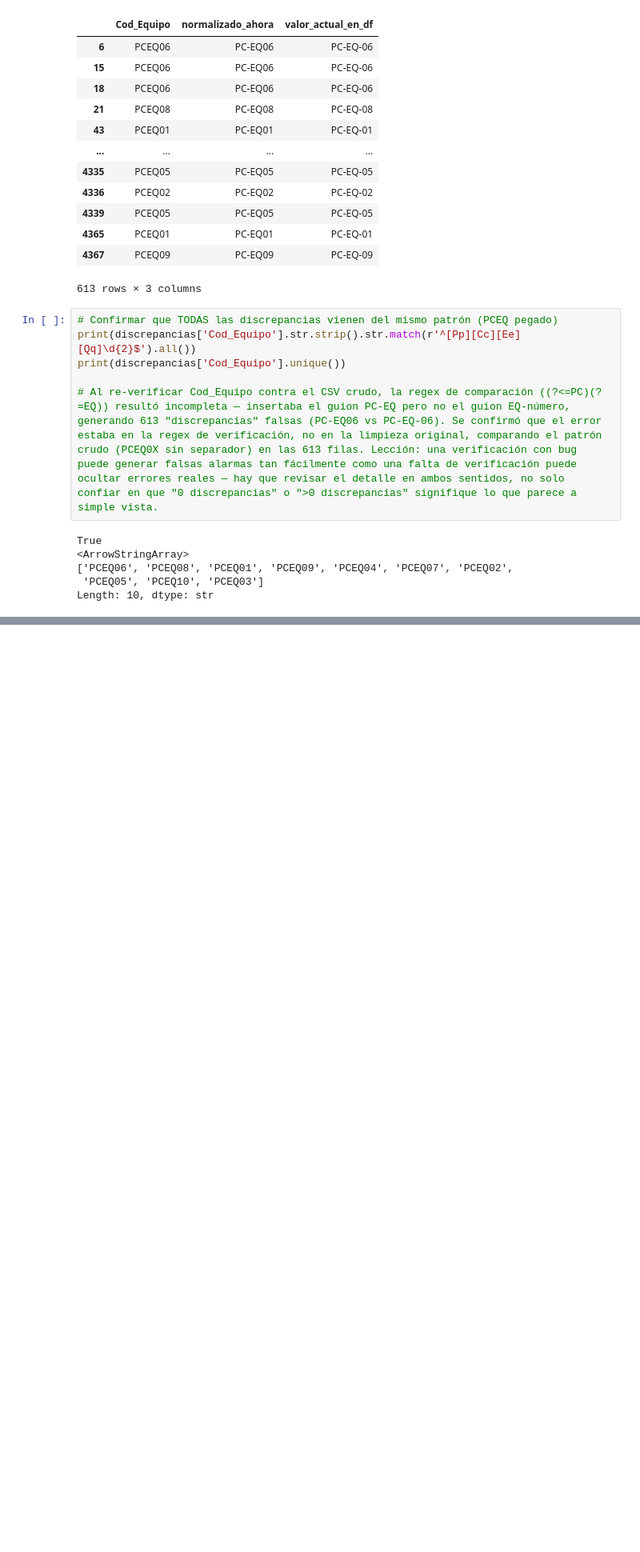
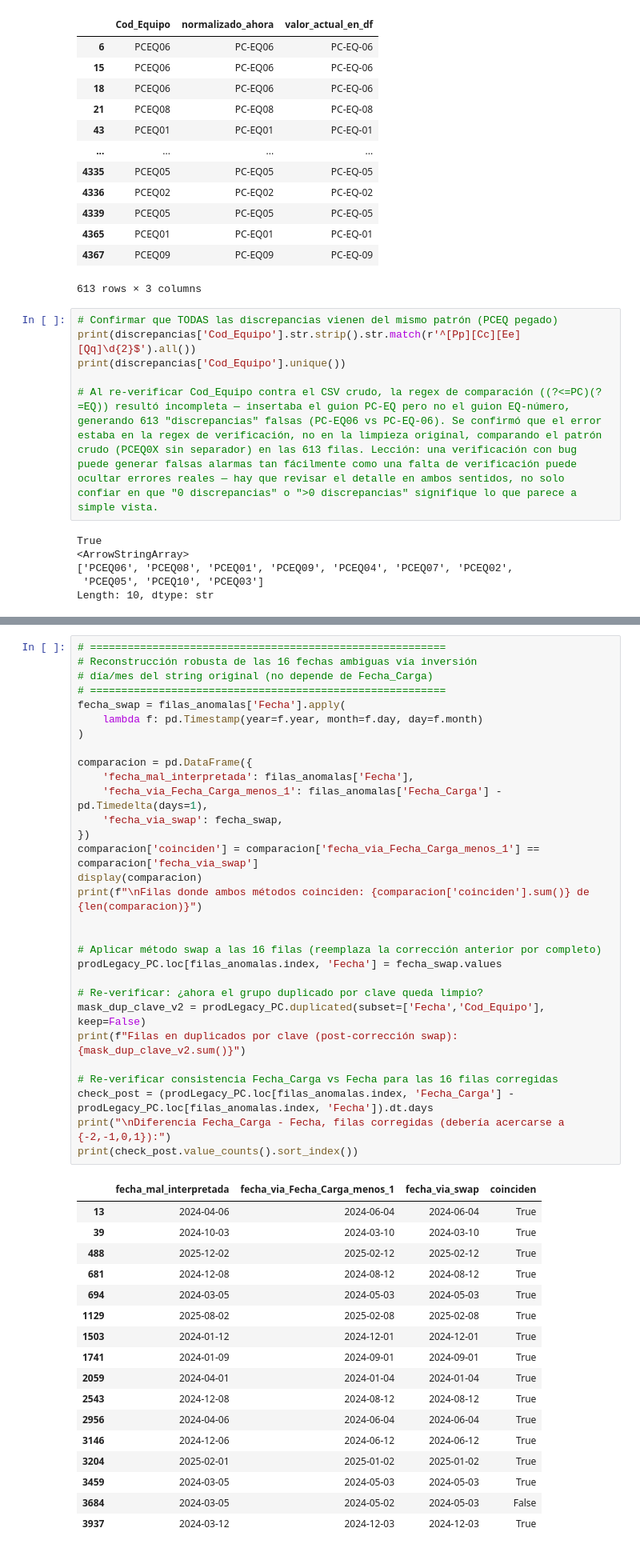
Before and after one commit to josue789a/Mineria-simulacion-v2, a Jupyter notebook: notebooks/Exploracion1.ipynb, the cells around one changed output, grey strips where cells are left out. Shown at 80% size. Saved outputs shown, nothing was run; the diff lists cells and outputs as text; blank space fills up the shorter version.

```diff
--- a/notebooks/Exploracion1.ipynb
+++ b/notebooks/Exploracion1.ipynb
@@ -1654,0 +1746,48 @@ Length: 10, dtype: str
+# %%
+# =========================================================
+# Reconstrucción robusta de las 16 fechas ambiguas vía inversión
+# día/mes del string original (no depende de Fecha_Carga)
+# =========================================================
+fecha_swap = filas_anomalas['Fecha'].apply(
+    lambda f: pd.Timestamp(year=f.year, month=f.day, day=f.month)
+)
+
+comparacion = pd.DataFrame({
+    'fecha_mal_interpretada': filas_anomalas['Fecha'],
+    'fecha_via_Fecha_Carga_menos_1': filas_anomalas['Fecha_Carga'] - pd.Timedelta(days=1),
+    'fecha_via_swap': fecha_swap,
+})
+comparacion['coinciden'] = comparacion['fecha_via_Fecha_Carga_menos_1'] == comparacion['fecha_via_swap']
+display(comparacion)
+print(f"\nFilas donde ambos métodos coinciden: {comparacion['coinciden'].sum()} de {len(comparacion)}")
+
+
+# Aplicar método swap a las 16 filas (reemplaza la corrección anterior por completo)
+prodLegacy_PC.loc[filas_anomalas.index, 'Fecha'] = fecha_swap.values
+
+# Re-verificar: ¿ahora el grupo duplicado por clave queda limpio?
+mask_dup_clave_v2 = prodLegacy_PC.duplicated(subset=['Fecha','Cod_Equipo'], keep=False)
+print(f"Filas en duplicados por clave (post-corrección swap): {mask_dup_clave_v2.sum()}")
+
+# Re-verificar consistencia Fecha_Carga vs Fecha para las 16 filas corregidas
+check_post = (prodLegacy_PC.loc[filas_anomalas.index, 'Fecha_Carga'] - prodLegacy_PC.loc[filas_anomalas.index, 'Fecha']).dt.days
+print("\nDiferencia Fecha_Carga - Fecha, filas corregidas (debería acercarse a {-2,-1,0,1}):")
+print(check_post.value_counts().sort_index())
+# %% [output]
+|  | fecha_mal_interpretada | fecha_via_Fecha_Carga_menos_1 | fecha_via_swap | coinciden |
+| 13 | 2024-04-06 | 2024-06-04 | 2024-06-04 | True |
+| 39 | 2024-10-03 | 2024-03-10 | 2024-03-10 | True |
+| 488 | 2025-12-02 | 2025-02-12 | 2025-02-12 | True |
+| 681 | 2024-12-08 | 2024-08-12 | 2024-08-12 | True |
+| 694 | 2024-03-05 | 2024-05-03 | 2024-05-03 | True |
+| 1129 | 2025-08-02 | 2025-02-08 | 2025-02-08 | True |
+| 1503 | 2024-01-12 | 2024-12-01 | 2024-12-01 | True |
+| 1741 | 2024-01-09 | 2024-09-01 | 2024-09-01 | True |
+| 2059 | 2024-04-01 | 2024-01-04 | 2024-01-04 | True |
+| 2543 | 2024-12-08 | 2024-08-12 | 2024-08-12 | True |
+| 2956 | 2024-04-06 | 2024-06-04 | 2024-06-04 | True |
+| 3146 | 2024-12-06 | 2024-06-12 | 2024-06-12 | True |
+| 3204 | 2025-02-01 | 2025-01-02 | 2025-01-02 | True |
+| 3459 | 2024-03-05 | 2024-05-03 | 2024-05-03 | True |
+| 3684 | 2024-03-05 | 2024-05-02 | 2024-05-03 | False |
+| 3937 | 2024-03-12 | 2024-12-03 | 2024-12-03 | True |
```
Also changed, not shown: parts of 13 cells of this notebook.
